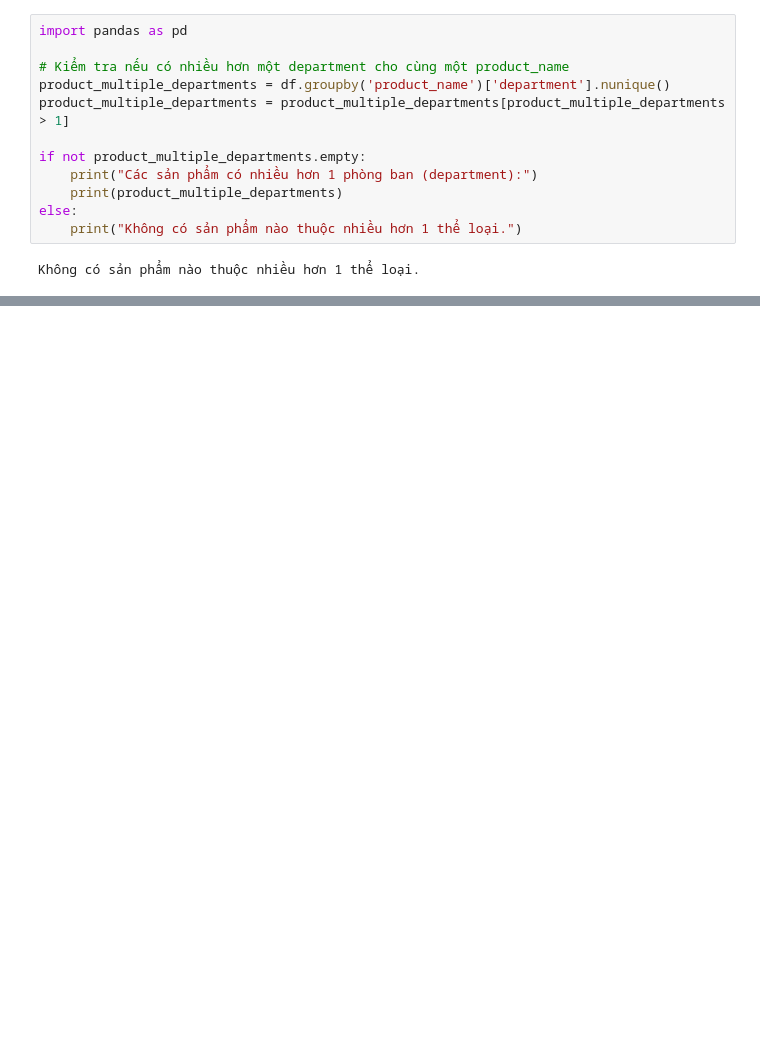
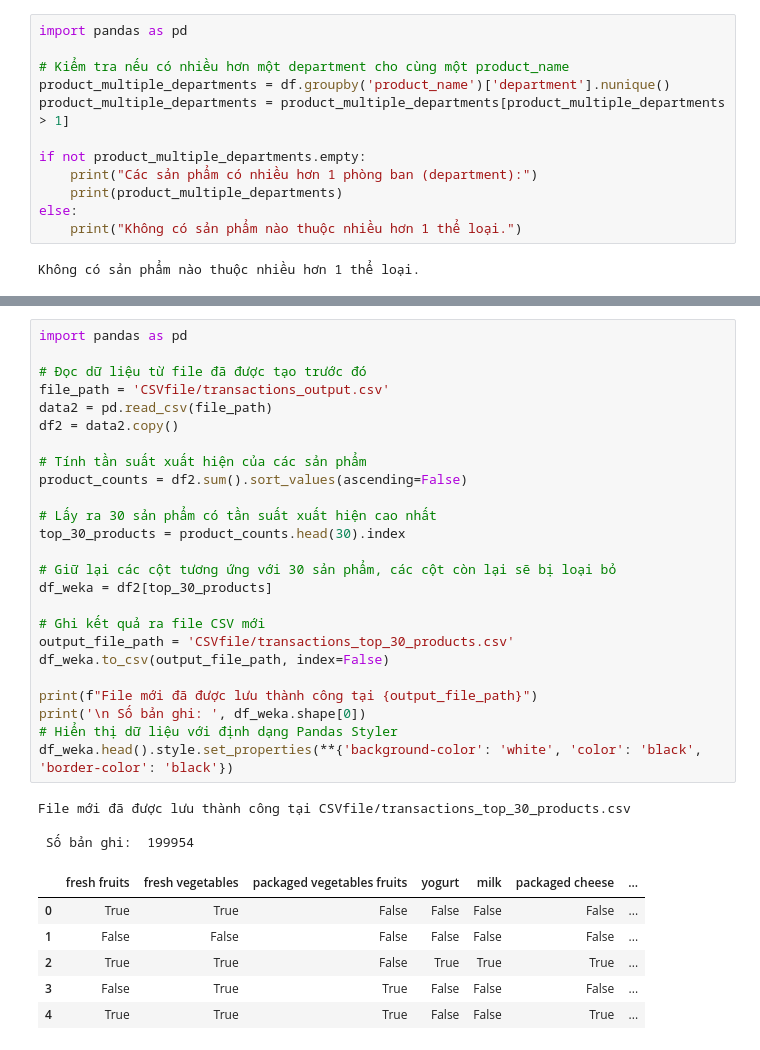
Before and after one commit to honganhss/pythonProject, a Jupyter notebook: Again.ipynb, the cells around one changed output, grey strips where cells are left out. Cells and saved outputs as stored; diff of their text form; blank space fills up the shorter version.

```diff
--- a/Again.ipynb
+++ b/Again.ipynb
@@ -296,0 +595,35 @@ FileNotFoundError: [Errno 2] No such file or directory: 'D:\\KPDL\\pythonProject
+# %%
+import pandas as pd
+
+# Đọc dữ liệu từ file đã được tạo trước đó
+file_path = 'CSVfile/transactions_output.csv'
+data2 = pd.read_csv(file_path)
+df2 = data2.copy()
+
+# Tính tần suất xuất hiện của các sản phẩm
+product_counts = df2.sum().sort_values(ascending=False)
+
+# Lấy ra 30 sản phẩm có tần suất xuất hiện cao nhất
+top_30_products = product_counts.head(30).index
+
+# Giữ lại các cột tương ứng với 30 sản phẩm, các cột còn lại sẽ bị loại bỏ
+df_weka = df2[top_30_products]
+
+# Ghi kết quả ra file CSV mới
+output_file_path = 'CSVfile/transactions_top_30_products.csv'
+df_weka.to_csv(output_file_path, index=False)
+
+print(f"File mới đã được lưu thành công tại {output_file_path}")
+print('\n Số bản ghi: ', df_weka.shape[0])
+# Hiển thị dữ liệu với định dạng Pandas Styler
+df_weka.head().style.set_properties(**{'background-color': 'white', 'color': 'black', 'border-color': 'black'})
+# %% [output]
+File mới đã được lưu thành công tại CSVfile/transactions_top_30_products.csv
+
+ Số bản ghi:  199954
+|  | fresh fruits | fresh vegetables | packaged vegetables fruits | yogurt | milk | packaged cheese | ... |
+| 0 | True | True | False | False | False | False | ... |
+| 1 | False | False | False | False | False | False | ... |
+| 2 | True | True | False | True | True | True | ... |
+| 3 | False | True | True | False | False | False | ... |
+| 4 | True | True | True | False | False | True | ... |
```
Also changed, not shown: parts of 50 cells of this notebook.
